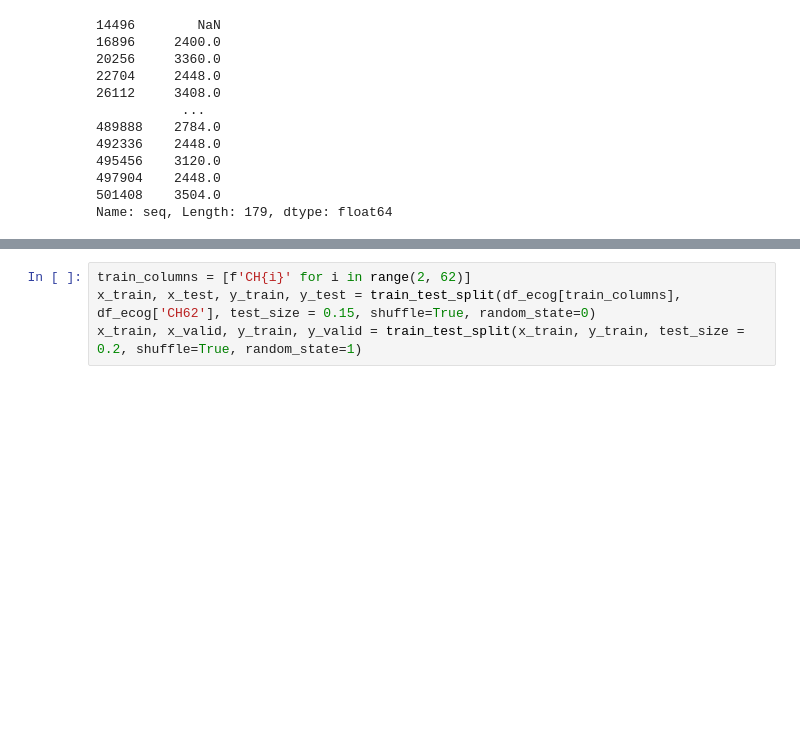
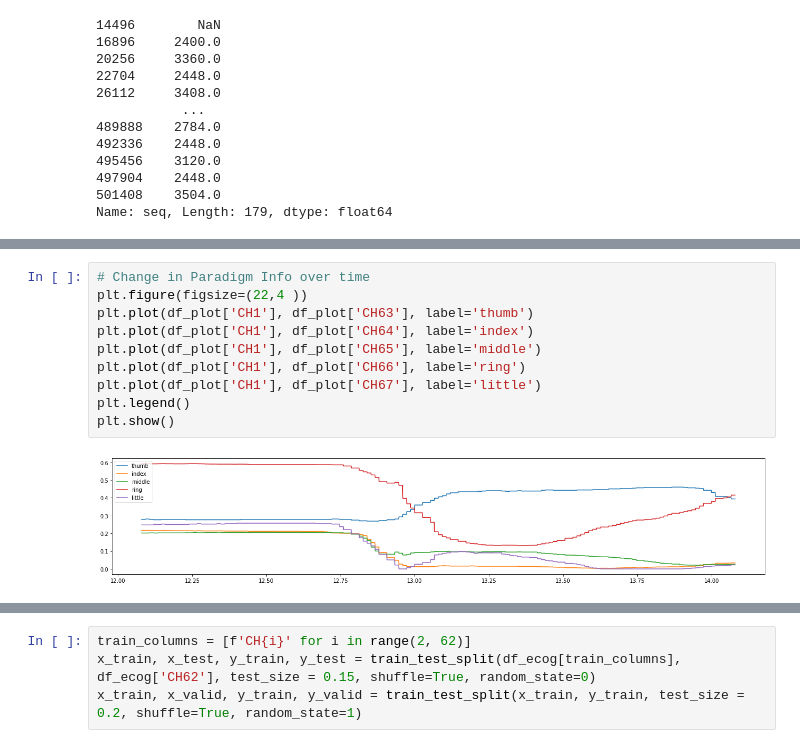
Before and after one commit to castlebin12/BCI2021_Spring_Ecog_team29, a Jupyter notebook: woobean/model.ipynb, the cells around one changed output, grey strips where cells are left out. Saved outputs shown, nothing was run; the diff lists cells and outputs as text; blank space fills up the shorter version.

```diff
--- a/woobean/model.ipynb
+++ b/woobean/model.ipynb
@@ -141,0 +216,12 @@ df_open_hand
+# %%
+# Change in Paradigm Info over time
+plt.figure(figsize=(22,4 ))
+plt.plot(df_plot['CH1'], df_plot['CH63'], label='thumb')
+plt.plot(df_plot['CH1'], df_plot['CH64'], label='index')
+plt.plot(df_plot['CH1'], df_plot['CH65'], label='middle')
+plt.plot(df_plot['CH1'], df_plot['CH66'], label='ring')
+plt.plot(df_plot['CH1'], df_plot['CH67'], label='little')
+plt.legend()
+plt.show()
+# %% [output]
+[figure, added]
```
Also changed, not shown: parts of 15 cells of this notebook, 2 other files.
